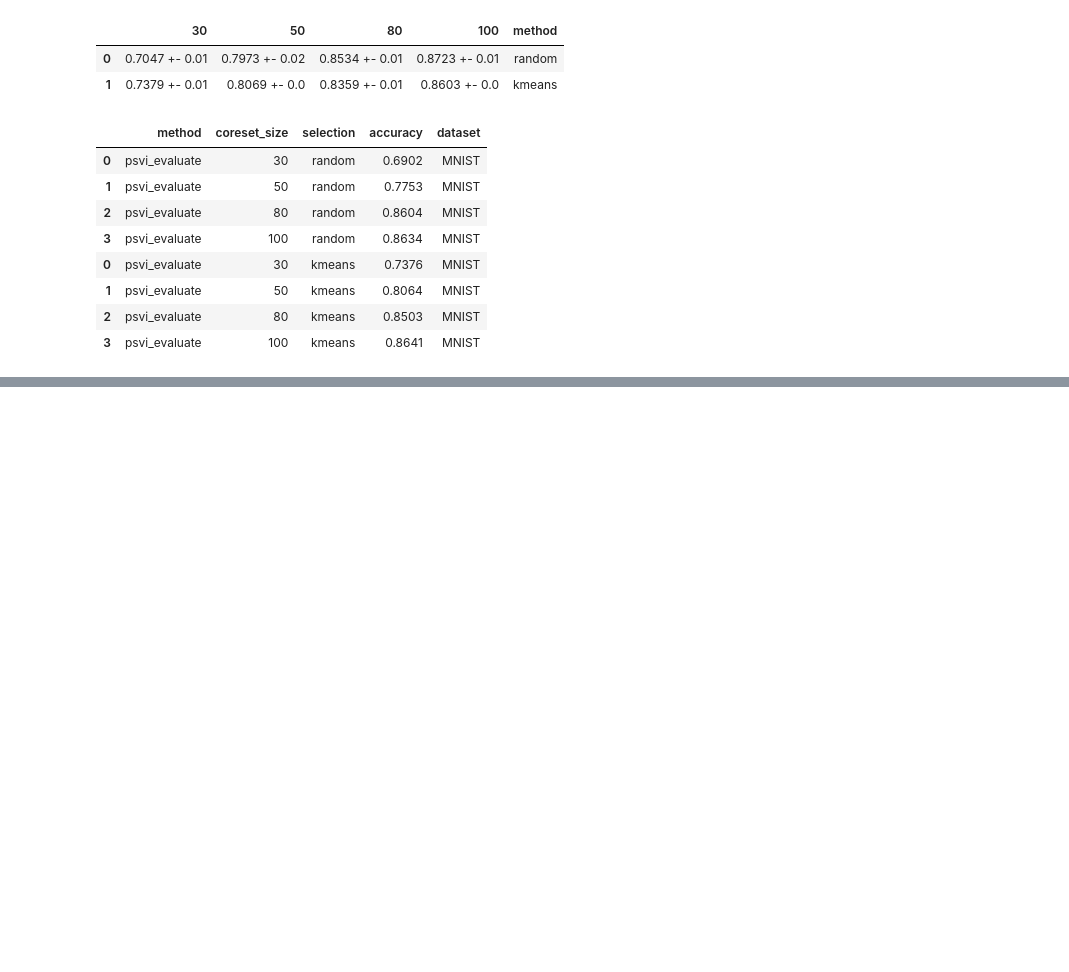
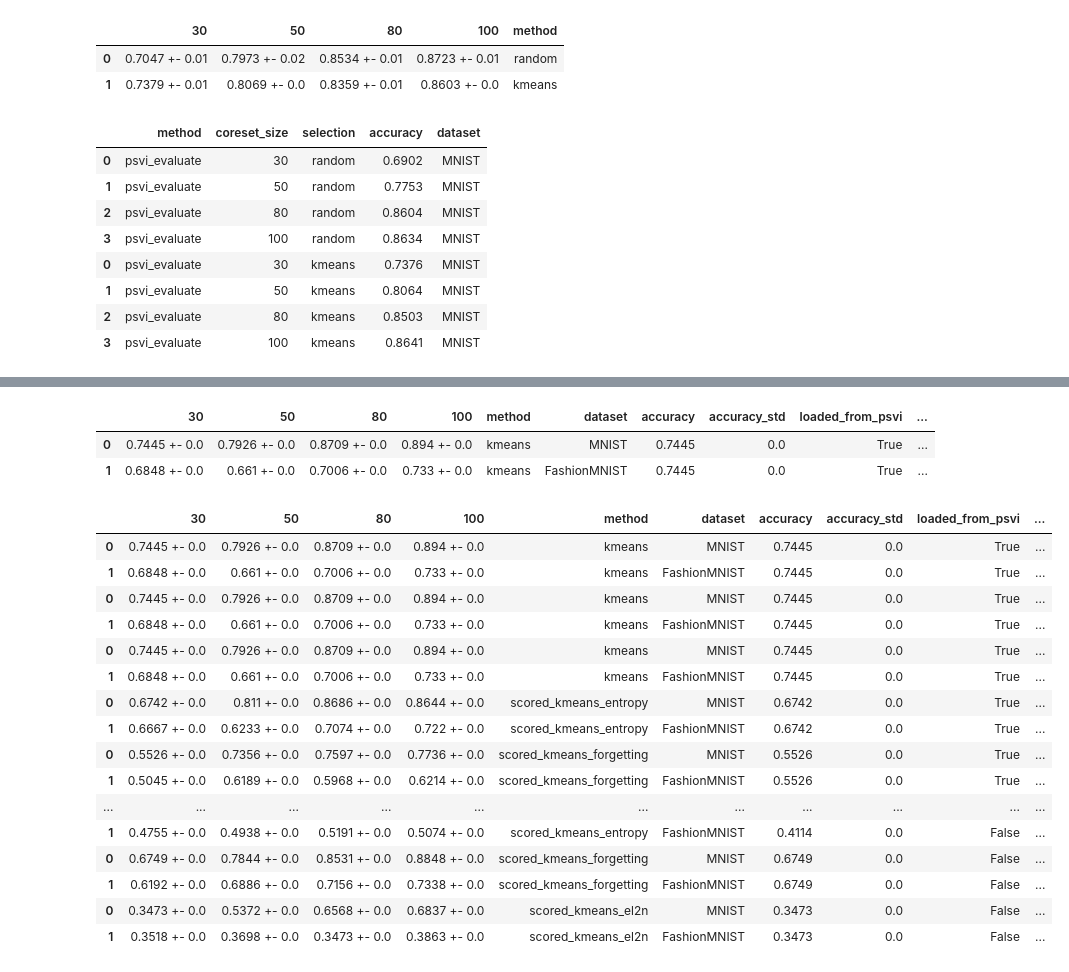
Before and after one commit to souravc83/Blackbox-Coresets-VI, a Jupyter notebook: psvi/notebooks/postprocessing_results.ipynb, the cells around one changed output, grey strips where cells are left out. Saved outputs shown, nothing was run; the diff lists cells and outputs as text; code cells hidden in the pictures; blank space fills up the shorter version.

Commit message:
results

```diff
--- a/psvi/notebooks/postprocessing_results.ipynb
+++ b/psvi/notebooks/postprocessing_results.ipynb
@@ -382,0 +543,33 @@ df
+# %%
+df_1 = process_multiple_dataset(
+    'psvi_evaluate_MNIST_FashionMNIST_2023_05_02_04_08_02',
+    'psvi_evaluate'
+)
+#df_1
+custom_pivot_result_multiple(df_1)
+# %% [output]
+|  | 30 | 50 | 80 | 100 | method | dataset | accuracy | accuracy_std | loaded_from_psvi | ... |
+| 0 | 0.7445 +- 0.0 | 0.7926 +- 0.0 | 0.8709 +- 0.0 | 0.894 +- 0.0 | kmeans | MNIST | 0.7445 | 0.0 | True | ... |
+| 1 | 0.6848 +- 0.0 | 0.661 +- 0.0 | 0.7006 +- 0.0 | 0.733 +- 0.0 | kmeans | FashionMNIST | 0.7445 | 0.0 | True | ... |
+# %%
+all_folders = get_subfolders_for_date('MNIST_FashionMNIST_2023_05_02')
+df_05_02 = combine_folder_results_multiple(all_folders)
+df_05_02
+# %% [output]
+|  | 30 | 50 | 80 | 100 | method | dataset | accuracy | accuracy_std | loaded_from_psvi | ... |
+| 0 | 0.7445 +- 0.0 | 0.7926 +- 0.0 | 0.8709 +- 0.0 | 0.894 +- 0.0 | kmeans | MNIST | 0.7445 | 0.0 | True | ... |
+| 1 | 0.6848 +- 0.0 | 0.661 +- 0.0 | 0.7006 +- 0.0 | 0.733 +- 0.0 | kmeans | FashionMNIST | 0.7445 | 0.0 | True | ... |
+| 0 | 0.7445 +- 0.0 | 0.7926 +- 0.0 | 0.8709 +- 0.0 | 0.894 +- 0.0 | kmeans | MNIST | 0.7445 | 0.0 | True | ... |
+| 1 | 0.6848 +- 0.0 | 0.661 +- 0.0 | 0.7006 +- 0.0 | 0.733 +- 0.0 | kmeans | FashionMNIST | 0.7445 | 0.0 | True | ... |
+| 0 | 0.7445 +- 0.0 | 0.7926 +- 0.0 | 0.8709 +- 0.0 | 0.894 +- 0.0 | kmeans | MNIST | 0.7445 | 0.0 | True | ... |
+| 1 | 0.6848 +- 0.0 | 0.661 +- 0.0 | 0.7006 +- 0.0 | 0.733 +- 0.0 | kmeans | FashionMNIST | 0.7445 | 0.0 | True | ... |
+| 0 | 0.6742 +- 0.0 | 0.811 +- 0.0 | 0.8686 +- 0.0 | 0.8644 +- 0.0 | scored_kmeans_entropy | MNIST | 0.6742 | 0.0 | True | ... |
+| 1 | 0.6667 +- 0.0 | 0.6233 +- 0.0 | 0.7074 +- 0.0 | 0.722 +- 0.0 | scored_kmeans_entropy | FashionMNIST | 0.6742 | 0.0 | True | ... |
+| 0 | 0.5526 +- 0.0 | 0.7356 +- 0.0 | 0.7597 +- 0.0 | 0.7736 +- 0.0 | scored_kmeans_forgetting | MNIST | 0.5526 | 0.0 | True | ... |
+| 1 | 0.5045 +- 0.0 | 0.6189 +- 0.0 | 0.5968 +- 0.0 | 0.6214 +- 0.0 | scored_kmeans_forgetting | FashionMNIST | 0.5526 | 0.0 | True | ... |
+| ... | ... | ... | ... | ... | ... | ... | ... | ... | ... | ... |
+| 1 | 0.4755 +- 0.0 | 0.4938 +- 0.0 | 0.5191 +- 0.0 | 0.5074 +- 0.0 | scored_kmeans_entropy | FashionMNIST | 0.4114 | 0.0 | False | ... |
+| 0 | 0.6749 +- 0.0 | 0.7844 +- 0.0 | 0.8531 +- 0.0 | 0.8848 +- 0.0 | scored_kmeans_forgetting | MNIST | 0.6749 | 0.0 | False | ... |
+| 1 | 0.6192 +- 0.0 | 0.6886 +- 0.0 | 0.7156 +- 0.0 | 0.7338 +- 0.0 | scored_kmeans_forgetting | FashionMNIST | 0.6749 | 0.0 | False | ... |
+| 0 | 0.3473 +- 0.0 | 0.5372 +- 0.0 | 0.6568 +- 0.0 | 0.6837 +- 0.0 | scored_kmeans_el2n | MNIST | 0.3473 | 0.0 | False | ... |
+| 1 | 0.3518 +- 0.0 | 0.3698 +- 0.0 | 0.3473 +- 0.0 | 0.3863 +- 0.0 | scored_kmeans_el2n | FashionMNIST | 0.3473 | 0.0 | False | ... |
```
Also changed, not shown: parts of 10 cells of this notebook, 4 other files.
